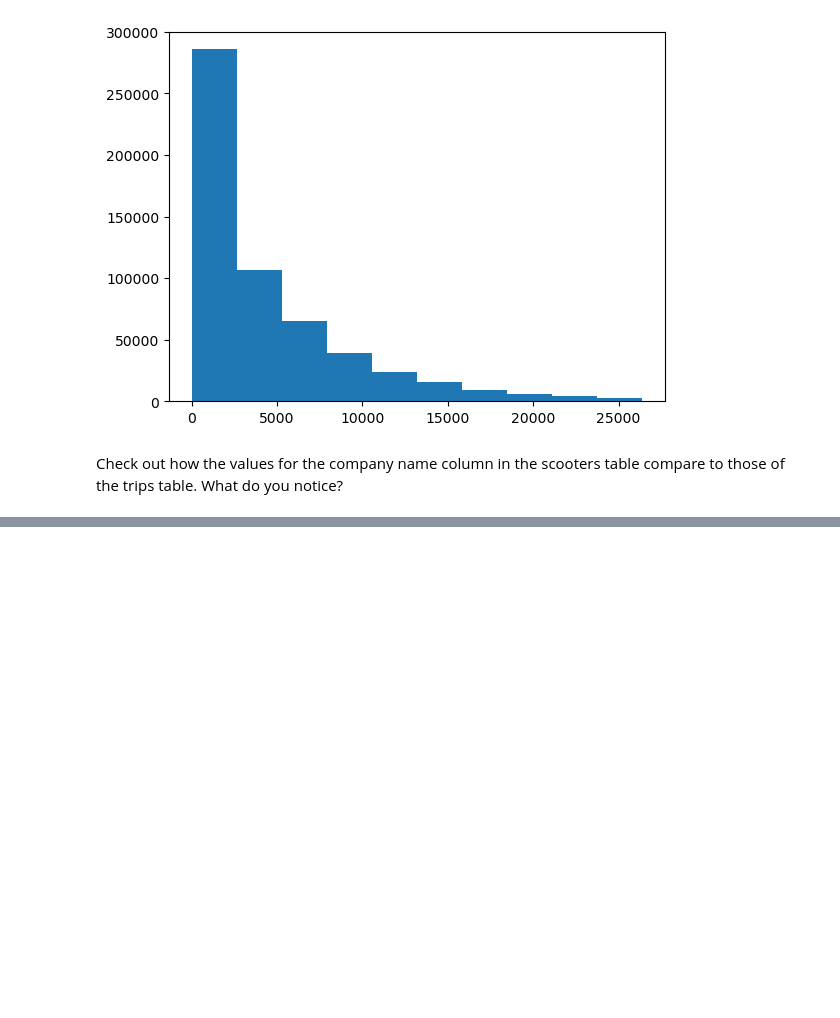
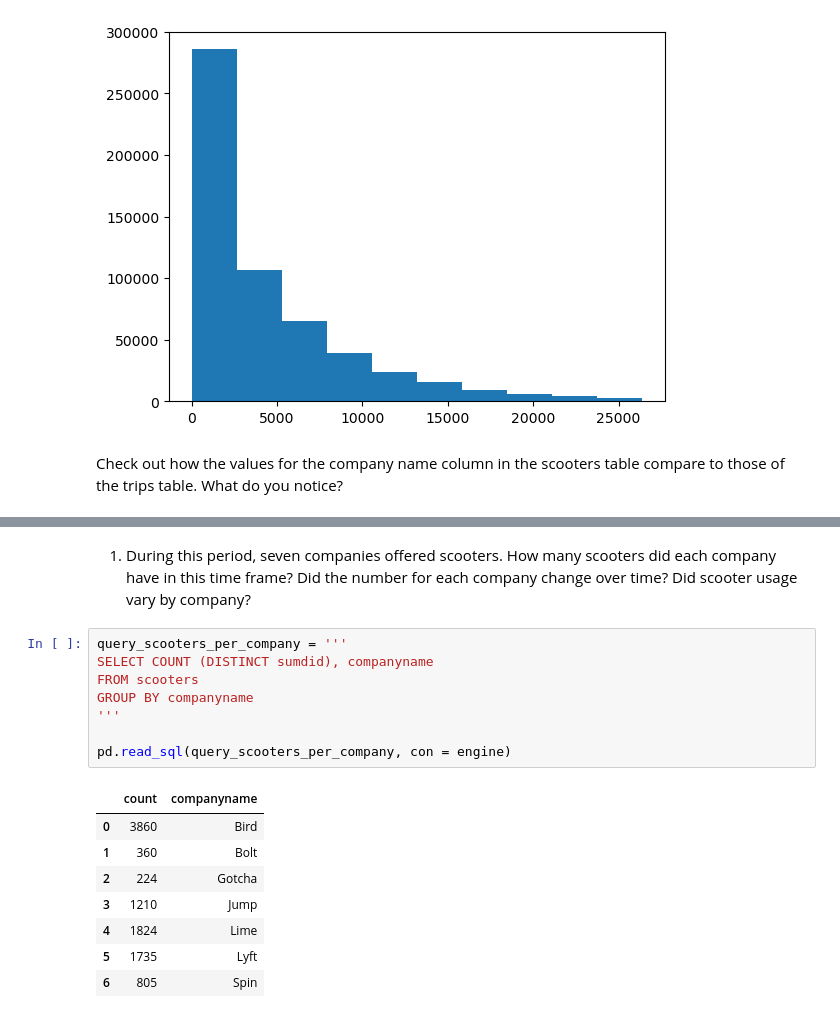
Before and after one commit to NSS-Data-Analytics-Cohort-10/scooters-group-2, a Jupyter notebook: notebooks/scooters_notebook.ipynb, the cells around one changed output, grey strips where cells are left out. Drawn from its saved outputs; the diff is of its cells as text; blank space fills up the shorter version.

```diff
--- a/notebooks/scooters_notebook.ipynb
+++ b/notebooks/scooters_notebook.ipynb
@@ -283,0 +325,19 @@ Check out how the values for the company name column in the scooters table compa
+# %% [markdown]
+1. During this period, seven companies offered scooters. How many scooters did each company have in this time frame? Did the number for each company change over time? Did scooter usage vary by company?
+# %%
+query_scooters_per_company = '''
+SELECT COUNT (DISTINCT sumdid), companyname
+FROM scooters
+GROUP BY companyname
+'''
+
+pd.read_sql(query_scooters_per_company, con = engine)
+# %% [output]
+|  | count | companyname |
+| 0 | 3860 | Bird |
+| 1 | 360 | Bolt |
+| 2 | 224 | Gotcha |
+| 3 | 1210 | Jump |
+| 4 | 1824 | Lime |
+| 5 | 1735 | Lyft |
+| 6 | 805 | Spin |
```
Also changed, not shown: parts of 3 cells of this notebook.
